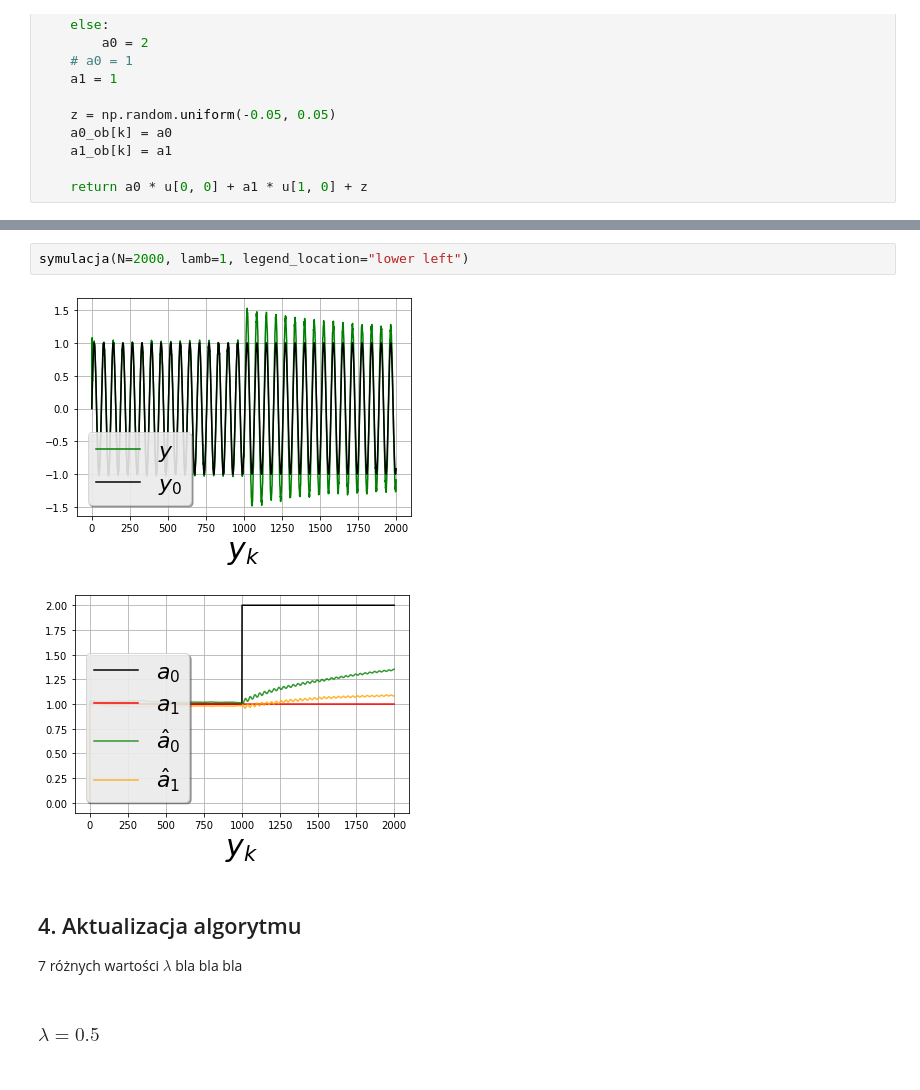
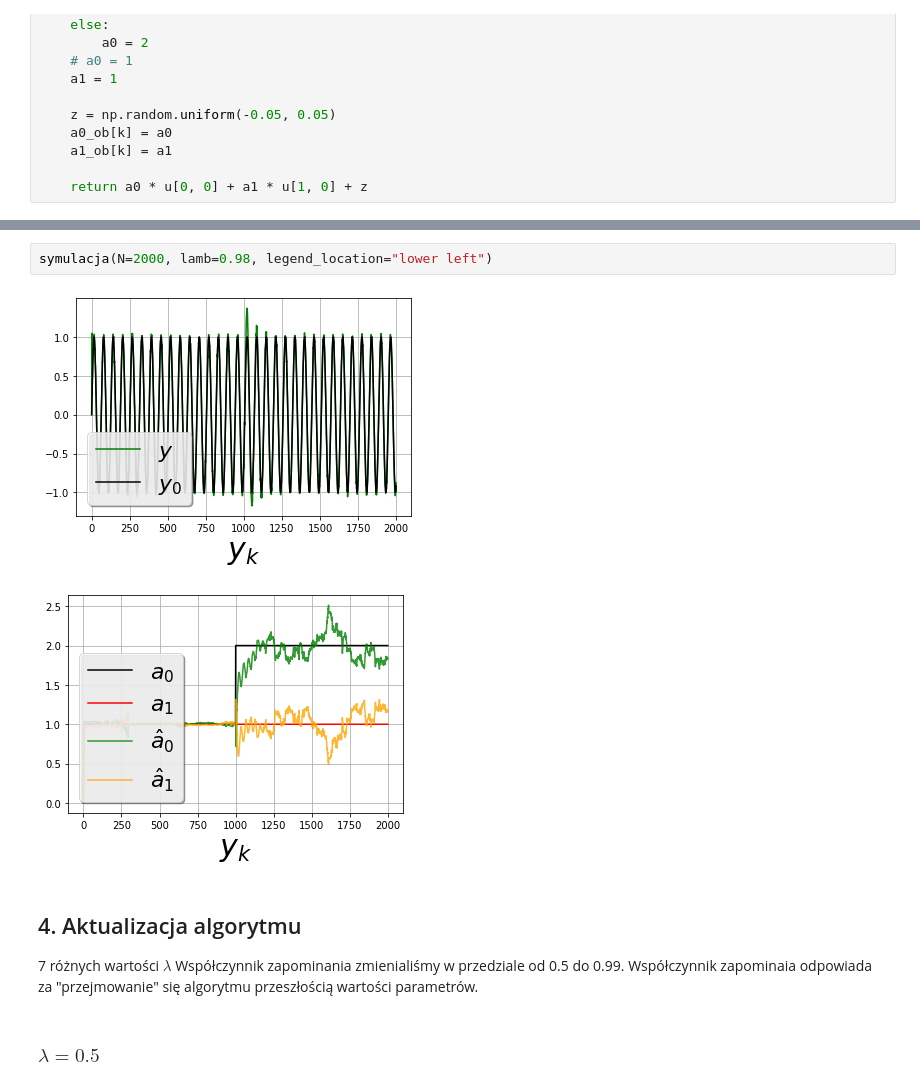
Before and after one commit to John15321/SPC, a Jupyter notebook: Lab5/Zad5Sprawozdanie.ipynb, the cells around one changed output, grey strips where cells are left out. Cells and saved outputs as stored; diff of their text form.

```diff
--- a/Lab5/Zad5Sprawozdanie.ipynb
+++ b/Lab5/Zad5Sprawozdanie.ipynb
@@ -128,12 +128,12 @@ bla bla bla bla
 # %%
-symulacja(N=2000, lamb=1, legend_location="lower left")
+symulacja(N=2000, lamb=0.98, legend_location="lower left")
 # %% [output]
-[figure, old version]
+[figure, new version]
-[figure, old version]
+[figure, new version]
-# %% [markdown]
-## 4. Aktualizacja algorytmu
-7 różnych wartości $\lambda$
-bla bla bla
+# %% [markdown]
+## 4. Aktualizacja algorytmu
+7 różnych wartości $\lambda$
+Współczynnik zapominania zmienialiśmy w przedziale od 0.5 do 0.99. Współczynnik zapominaia odpowiada za "przejmowanie" się algorytmu przeszłością wartości parametrów.
 # %% [markdown]
 ### $\lambda=0.5$
 # %%
```
Also changed, not shown: parts of 18 cells of this notebook.
